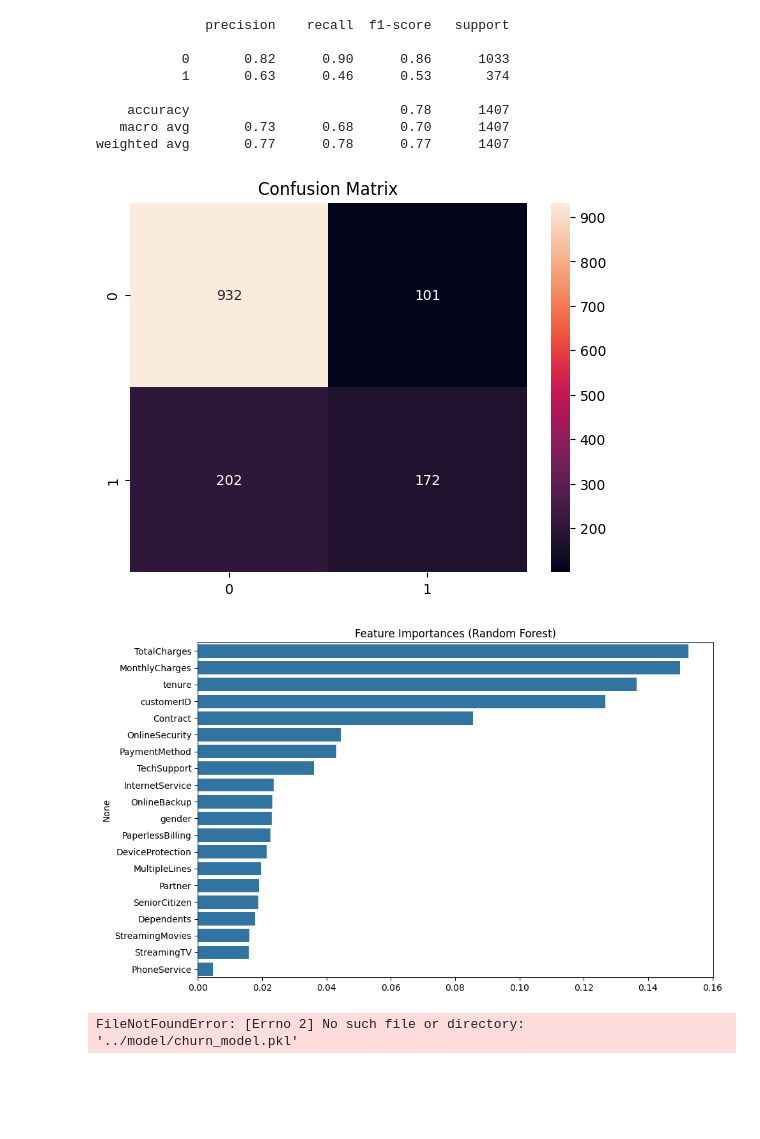
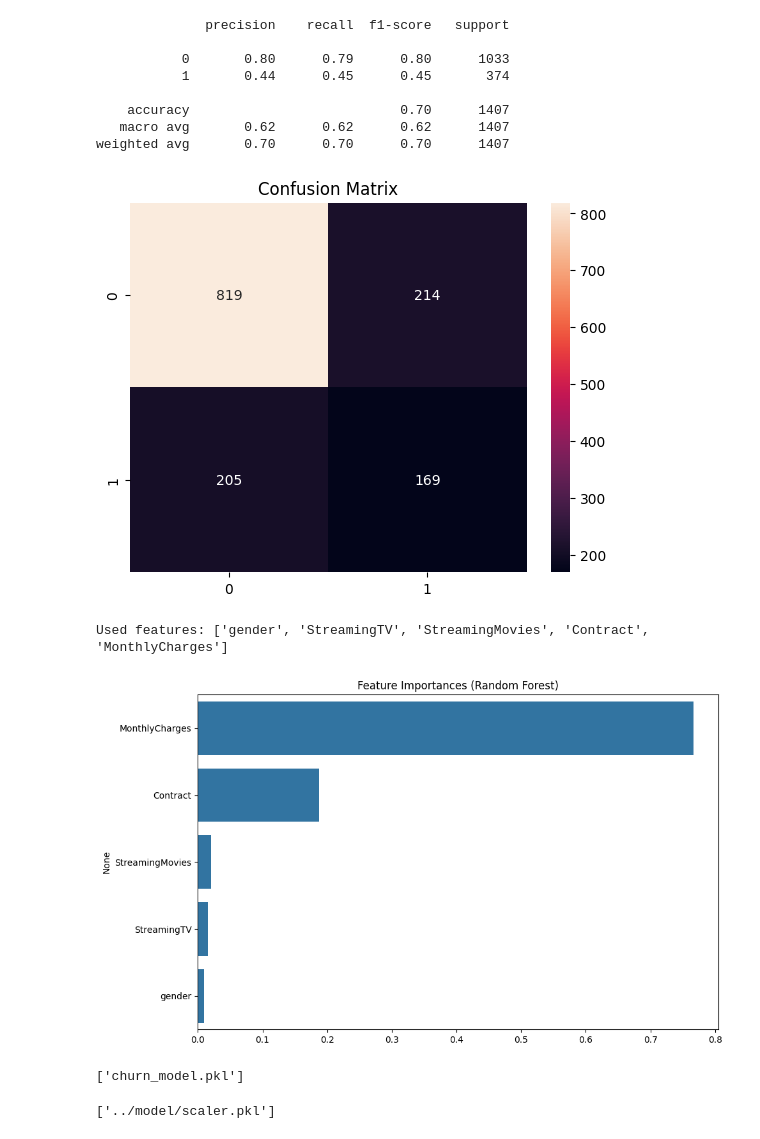
Before and after one commit to tdestryk/churn, a Jupyter notebook: notebooks/02_modeling.ipynb, the cells around one changed output. Saved outputs shown, nothing was run; the diff lists cells and outputs as text; code cells hidden in the pictures; blank space fills up the shorter version.

Commit message:
Got the Model worked out

```diff
--- a/notebooks/02_modeling.ipynb
+++ b/notebooks/02_modeling.ipynb
@@ -1,62 +1,72 @@
 # %%
 # Modeling Setup
-
 import pandas as pd
 from sklearn.model_selection import train_test_split
 from sklearn.preprocessing import LabelEncoder, StandardScaler
 from sklearn.ensemble import RandomForestClassifier
 from sklearn.metrics import classification_report, confusion_matrix
 import seaborn as sns
 import matplotlib.pyplot as plt
 import numpy as np
+import joblib
 
-# Load data
+# Load and clean data
 df = pd.read_csv('../data/churn.csv')
-
-# Clean up
 df['TotalCharges'] = pd.to_numeric(df['TotalCharges'], errors='coerce')
 df.dropna(inplace=True)
 
+# Keep only relevant columns
+selected_features = ['gender', 'StreamingTV', 'StreamingMovies', 'Contract', 'MonthlyCharges', 'Churn']
+df = df[selected_features]
+
 # Encode categorical columns
-df_encoded = df.copy()
-label_cols = df_encoded.select_dtypes(include='object').columns
+label_cols = ['gender', 'StreamingTV', 'StreamingMovies', 'Contract']
+for col in label_cols:
+    df[col] = LabelEncoder().fit_transform(df[col])
 
-for col in label_cols:
-    if col != 'Churn':
-        df_encoded[col] = LabelEncoder().fit_transform(df_encoded[col])
+# Encode target
+df['Churn'] = df['Churn'].map({'No': 0, 'Yes': 1})
 
-df_encoded['Churn'] = df_encoded['Churn'].map({'No': 0, 'Yes': 1})
-
-# Train/test split
-X = df_encoded.drop('Churn', axis=1)
-y = df_encoded['Churn']
+# Train-test split
+X = df.drop('Churn', axis=1)
+y = df['Churn']
 X_train, X_test, y_train, y_test = train_test_split(X, y, test_size=0.2, random_state=42)
 
-# Feature scaling
+# Scale
 scaler = StandardScaler()
 X_train = scaler.fit_transform(X_train)
 X_test = scaler.transform(X_test)
 
-# Random Forest
+# Train model
 model = RandomForestClassifier(random_state=42)
 model.fit(X_train, y_train)
+
+# Evaluate
 y_pred = model.predict(X_test)
+print(classification_report(y_test, y_pred))
 
-# Evaluation
-print(classification_report(y_test, y_pred))
 sns.heatmap(confusion_matrix(y_test, y_pred), annot=True, fmt='d')
-plt.title('Confusion Matrix')
+plt.title("Confusion Matrix")
 plt.show()
+
+# Save model and scaler
+
+joblib.dump(model, '../model/churn_model.pkl')
+joblib.dump(scaler, '../model/scaler.pkl')
+
+# Confirm features
+print("Used features:", X.columns.tolist())
 # %% [output]
               precision    recall  f1-score   support
 
-           0       0.82      0.90      0.86      1033
-           1       0.63      0.46      0.53       374
+           0       0.80      0.79      0.80      1033
+           1       0.44      0.45      0.45       374
 
-    accuracy                           0.78      1407
-   macro avg       0.73      0.68      0.70      1407
-weighted avg       0.77      0.78      0.77      1407
+    accuracy                           0.70      1407
+   macro avg       0.62      0.62      0.62      1407
+weighted avg       0.70      0.70      0.70      1407
-[figure, old version]
+[figure, new version]
+Used features: ['gender', 'StreamingTV', 'StreamingMovies', 'Contract', 'MonthlyCharges']
 # %%
 importances = model.feature_importances_
 features = X.columns
@@ -68,11 +78,17 @@ plt.title('Feature Importances (Random Forest)')
 plt.tight_layout()
 plt.show()
 # %% [output]
-[figure, old version]
+[figure, new version]
 # %%
 import joblib
-
-# Save trained model to the model folder
-joblib.dump(model, '../model/churn_model.pkl')
+joblib.dump(model, 'churn_model.pkl')
 # %% [output]
-FileNotFoundError: [Errno 2] No such file or directory: '../model/churn_model.pkl'
+['churn_model.pkl']
+# %%
+import joblib
+
+# Save model and scaler
+joblib.dump(model, '../model/churn_model.pkl')
+joblib.dump(scaler, '../model/scaler.pkl')
+# %% [output]
+['../model/scaler.pkl']
```
Also changed, not shown: 5 other files.
